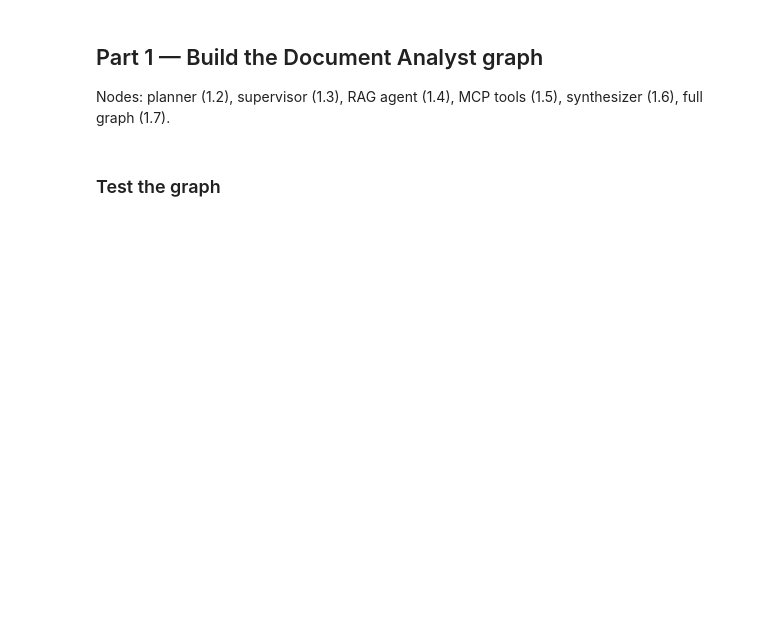
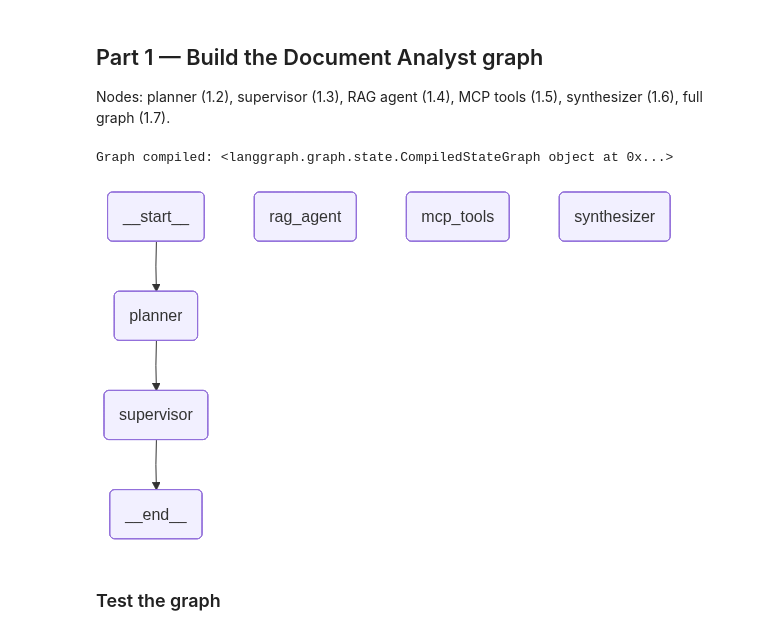
Before and after one commit to TalhaHassanUlHaq/cs4603-pa4, a Jupyter notebook: pa4.ipynb, the cells around one changed output. Saved outputs shown, nothing was run; the diff lists cells and outputs as text; code cells hidden in the pictures; blank space fills up the shorter version.

```diff
--- a/pa4.ipynb
+++ b/pa4.ipynb
@@ -18,6 +80,9 @@ Env config + ingest `data/annual_report.pdf` into Databricks Vector Search (Task
 ## Part 1 — Build the Document Analyst graph
 Nodes: planner (1.2), supervisor (1.3), RAG agent (1.4), MCP tools (1.5), synthesizer (1.6), full graph (1.7).
 # %%
-# TODO(1.7): build the compiled graph
-# from agent.graph import build_graph
-# graph = build_graph()
+from agent.graph import build_graph
+
+graph = build_graph()
+print("Graph compiled:", graph)
+# %% [output]
+Graph compiled: <langgraph.graph.state.CompiledStateGraph object at 0x...>
@@ -28,2 +89,13 @@ Nodes: planner (1.2), supervisor (1.3), RAG agent (1.4), MCP tools (1.5), synthe
+# %%
+try:
+    from IPython.display import Image, display
+
+    display(Image(graph.get_graph().draw_mermaid_png()))
+except Exception as exc:
+    print("Mermaid PNG rendering needs network access to the mermaid.ink renderer; "
+          "falling back to text form.\nReason:", exc)
+    print(graph.get_graph().draw_mermaid())
+# %% [output]
+[figure, added]
 # %% [markdown]
 ### Test the graph
```
Also changed, not shown: parts of 34 cells of this notebook, 31 other files.
